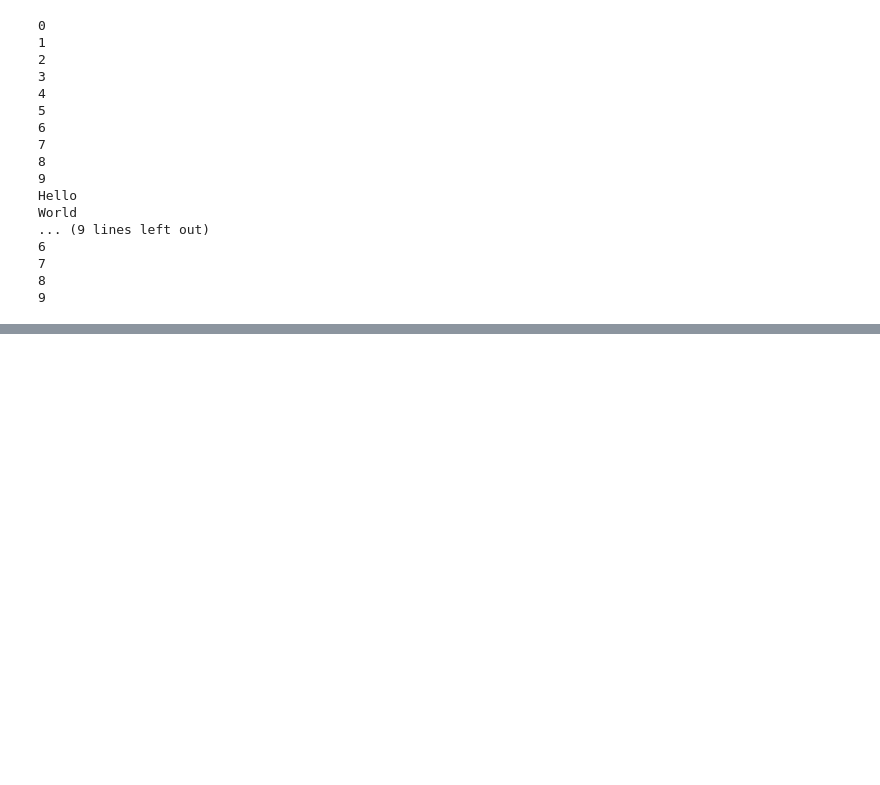
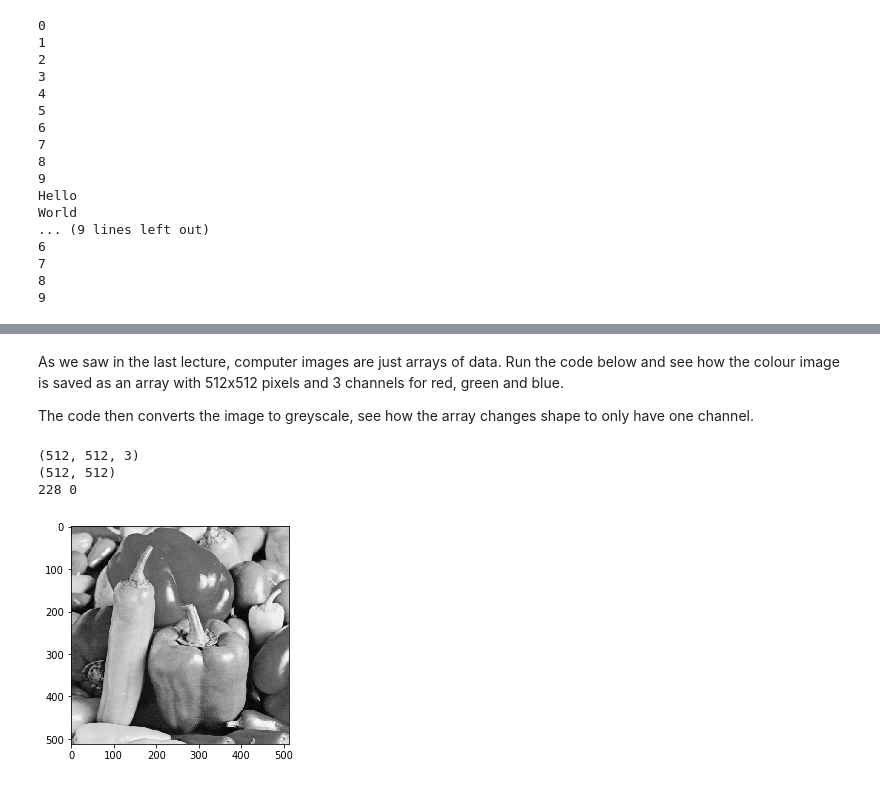
Before and after one commit to Jmale14/Computer-Vision-Tutorial, a Jupyter notebook: Computer Vision Intro.ipynb, the cells around one changed output, grey strips where cells are left out. Saved outputs shown, nothing was run; the diff lists cells and outputs as text; code cells hidden in the pictures; blank space fills up the shorter version.

```diff
--- a/Computer Vision Intro.ipynb
+++ b/Computer Vision Intro.ipynb
@@ -148,0 +195,18 @@ World
+# %% [markdown]
+As we saw in the last lecture, computer images are just arrays of data. Run the code below and see how the colour image is saved as an array with 512x512 pixels and 3 channels for red, green and blue.
+
+The code then converts the image to greyscale, see how the array changes shape to only have one channel.
+# %%
+BW_im = cv2.cvtColor(colour_im, cv2.COLOR_RGB2GRAY) # convert colour image to greyscale
+
+print(colour_im.shape) # print the size of the colour image in pixels, note it has 3 channels
+print(BW_im.shape) # print the size of the greyscale image, note it only has one channel
+print(np.max(BW_im), np.min(BW_im)) # find the min and max values in the greyscale image, should be between 0 and 255
+
+plt.imshow(BW_im, cmap='gray') # Draw and show the image
+plt.show()
+# %% [output]
+(512, 512, 3)
+(512, 512)
+228 0
+[figure, added]
```
Also changed, not shown: parts of 23 cells of this notebook, 16 other files.
